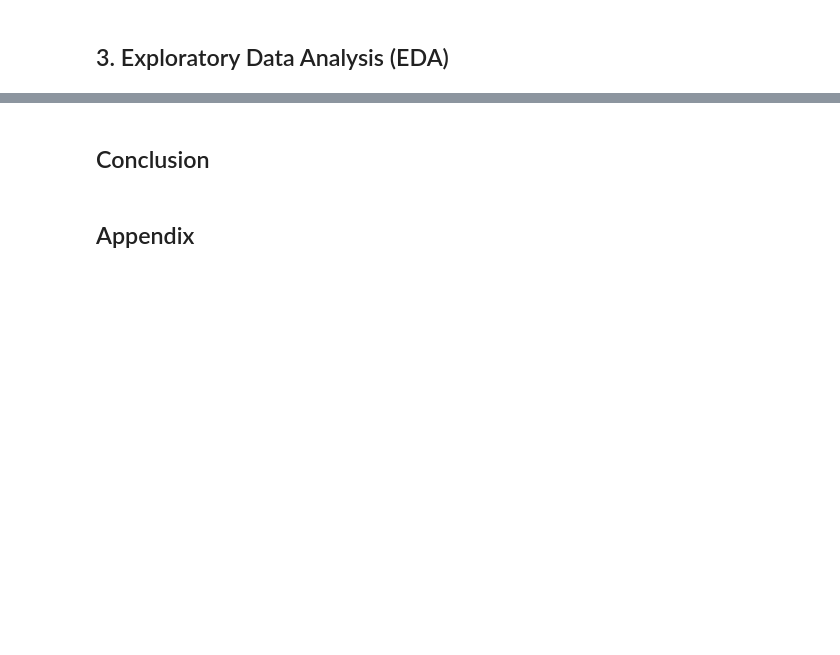
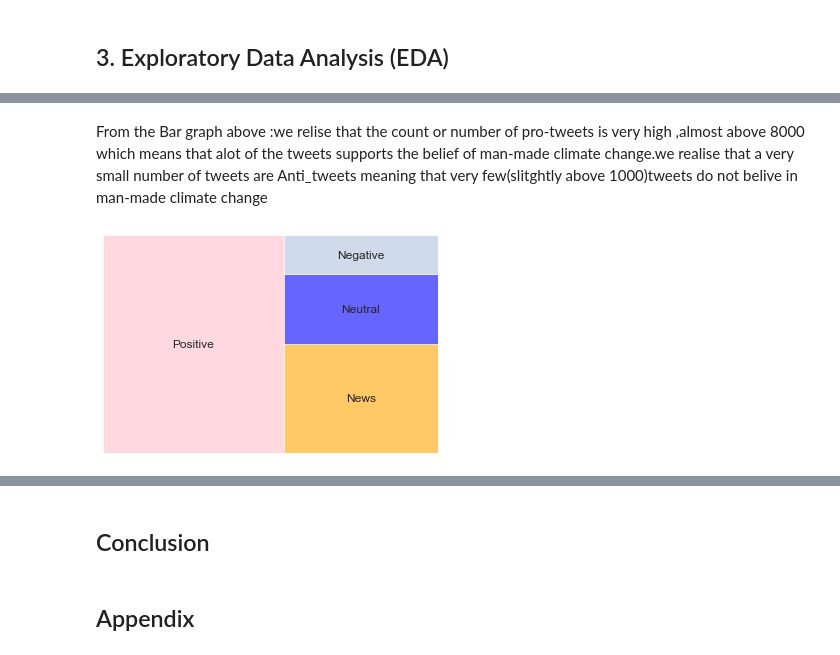
Before and after one commit to moraboitumelo/Classification-Team-AM1, a Jupyter notebook: Classification_AM1_DSFT21.ipynb, the cells around one changed output, grey strips where cells are left out. Drawn from its saved outputs; the diff is of its cells as text; code cells hidden in the pictures; blank space fills up the shorter version.

```diff
--- a/Classification_AM1_DSFT21.ipynb
+++ b/Classification_AM1_DSFT21.ipynb
@@ -571,0 +440,15 @@ The first thing we need to do is to get our data in the correct format. We will
+# %% [markdown]
+From the Bar graph above :we relise that the count or number of pro-tweets is very high ,almost above 8000 which means that alot of the tweets supports the belief of man-made climate change.we realise that a very small number of tweets are Anti_tweets meaning that very few(slitghtly above 1000)tweets do not belive in man-made climate change
+# %%
+#Labeling the target
+new_df = train_df.copy()
+new_df['sentiment'] = [['Negative', 'Neutral', 'Positive', 'News'][x + 1] for x in train_df['sentiment']]
+
+values = new_df['sentiment'].value_counts()/new_df.shape[0]
+labels = (new_df['sentiment'].value_counts()/new_df.shape[0]).index
+colors = ['pink', 'orange', 'blue', 'lightsteelblue']
+squarify.plot(sizes = values, label = labels,  color = colors, alpha = 0.6)
+plt.axis('off')
+plt.show()
+# %% [output]
+[figure, added]
```
Also changed, not shown: parts of 133 cells of this notebook.
